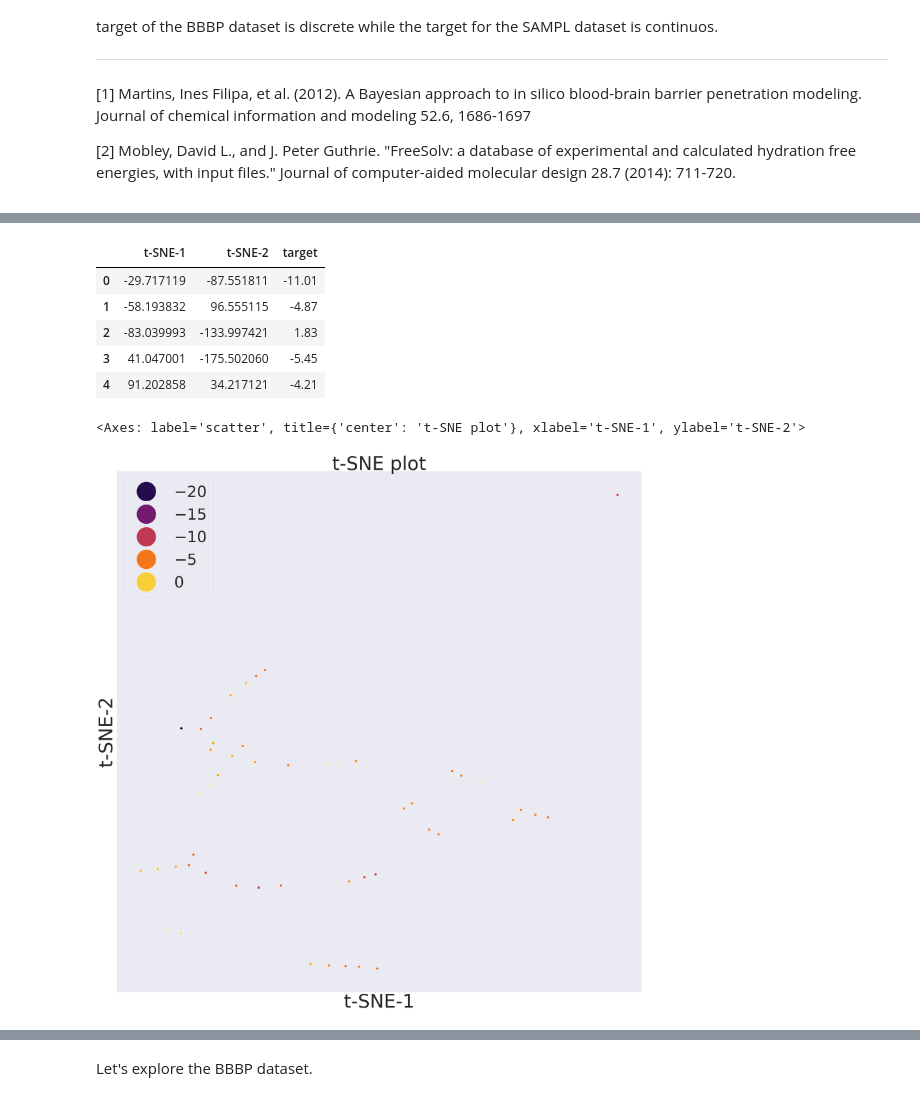
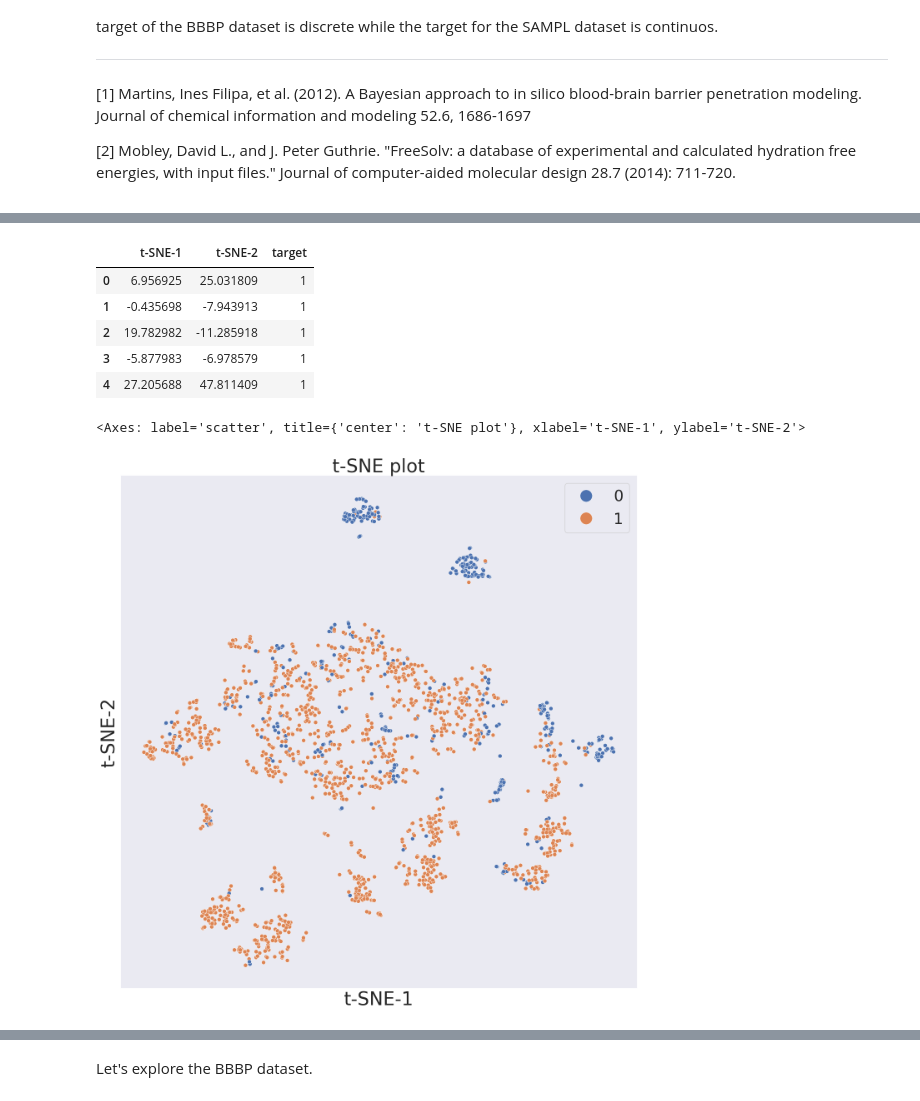
Before and after one commit to HiteSit/MolFeat_ChemPlot, a Jupyter notebook: notebooks/Getting_Started_with_Chemplot_v1_2_0.ipynb, the cells around one changed output, grey strips where cells are left out. Drawn from its saved outputs; the diff is of its cells as text; code cells hidden in the pictures.

```diff
--- a/notebooks/Getting_Started_with_Chemplot_v1_2_0.ipynb
+++ b/notebooks/Getting_Started_with_Chemplot_v1_2_0.ipynb
@@ -34,10 +34,10 @@ To enable the following instructions: AVX2 AVX_VNNI FMA, in other operations, re
 # %%
-smiles_list = data_SAMPL["smiles"].tolist()[:50]
-target_values = data_SAMPL["target"].tolist()[:50]
+smiles_list = data_BBBP["smiles"].tolist()
+target_values = data_BBBP["target"].tolist()
 # %%
 plotter = Plotter.from_smiles(smiles_list,
                              target=target_values,
-                             target_type="R",
+                             target_type="C",
                              sim_type="tailored",
                              fp_type="mordred",
                              feature_selection="mutual_info")
@@ -46,13 +67,15 @@ tsne_df = plotter.tsne(random_state=0, pca=True)
 tsne_df.head()
 # %% [output]
 |  | t-SNE-1 | t-SNE-2 | target |
-| 0 | -29.717119 | -87.551811 | -11.01 |
-| 1 | -58.193832 | 96.555115 | -4.87 |
-| 2 | -83.039993 | -133.997421 | 1.83 |
-| 3 | 41.047001 | -175.502060 | -5.45 |
-| 4 | 91.202858 | 34.217121 | -4.21 |
+| 0 | 6.956925 | 25.031809 | 1 |
+| 1 | -0.435698 | -7.943913 | 1 |
+| 2 | 19.782982 | -11.285918 | 1 |
+| 3 | -5.877983 | -6.978579 | 1 |
+| 4 | 27.205688 | 47.811409 | 1 |
 # %%
-plotter.visualize_plot(size=40)
+plotter.visualize_plot(
+    size=16,
+)
 # %% [output]
 <Axes: label='scatter', title={'center': 't-SNE plot'}, xlabel='t-SNE-1', ylabel='t-SNE-2'>
-[figure, old version]
+[figure, new version]
```
Also changed, not shown: parts of 4 cells of this notebook, 2 other files.
